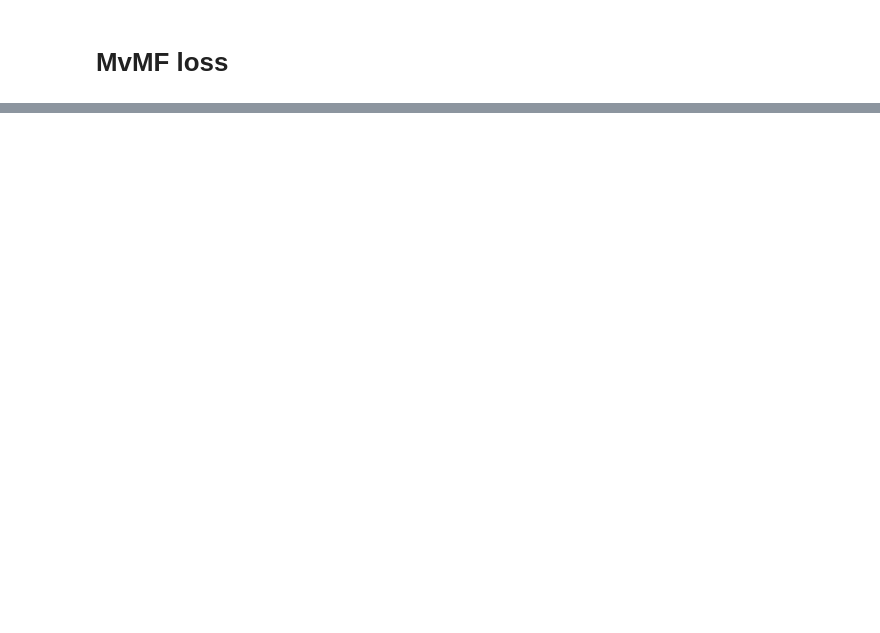
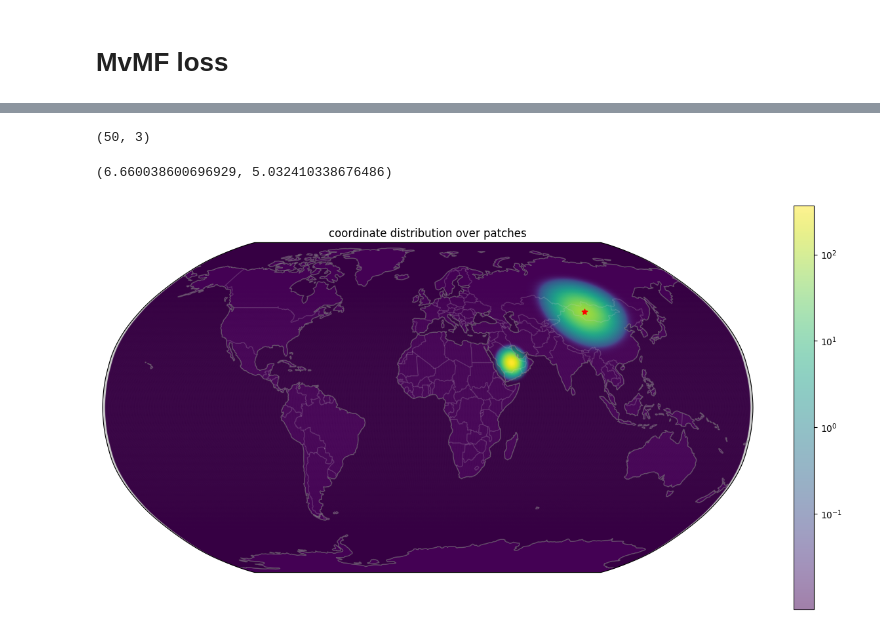
Before and after one commit to LuytsA/Phileo-geographical-expert, a Jupyter notebook: preliminaries.ipynb, the cells around one changed output, grey strips where cells are left out. Drawn from its saved outputs; the diff is of its cells as text; code cells hidden in the pictures; blank space fills up the shorter version.

```diff
--- a/preliminaries.ipynb
+++ b/preliminaries.ipynb
@@ -172,0 +252,12 @@ tensor(-0.7294, dtype=torch.float64, grad_fn=<MeanBackward0>)
+# %%
+from utils.MvMF_utils import MvMF_visuals
+import numpy as np
+import matplotlib.pyplot as plt
+import cartopy.crs as crs
+import cartopy.feature as cfeature
+
+# initilise with encoded centers and densities from trained model
+centers = np.load('centers_random_land.npy') # in lat-long
+densities = np.array([5 + 2*np.random.rand() for i in range(len(centers))])
+
+vis = MvMF_visuals(centers=centers, densities=densities, encode_centers=True)
@@ -172,0 +276,8 @@ tensor(-0.7294, dtype=torch.float64, grad_fn=<MeanBackward0>)
+# %%
+model_output = np.zeros((1,len(centers)))# the weights for every cluster
+
+# let's say the 5th and 500th cluster got high activation from the model
+model_output[:,[5,500]]=100
+
+# and let's say cluster 500 was actually the closes
+coord_true = centers[500]
@@ -172,0 +292,16 @@ tensor(-0.7294, dtype=torch.float64, grad_fn=<MeanBackward0>)
+# %%
+# or everything at once, with the possibility for computational speed to only take best 50 cluster into account
+heatmap = vis.get_heatmap(coordinate=vis.coords_global_enc, density=vis.densities, centers=vis.centers, weights=model_output, max_clusters=50)
+# %% [output]
+(50, 3)
+# %%
+densities[5],densities[500]
+# %% [output]
+(6.660038600696929, 5.032410338676486)
+# %%
+fig = plt.figure(figsize=(16 , 8 ))
+ax = fig.add_subplot(1, 1, 1, projection=crs.Robinson())
+
+vis.plot_globe_dist(ax,heatmap,coord_true=coord_true)
+# %% [output]
+[figure, added]
```
Also changed, not shown: parts of 22 cells of this notebook, 2 other files.
